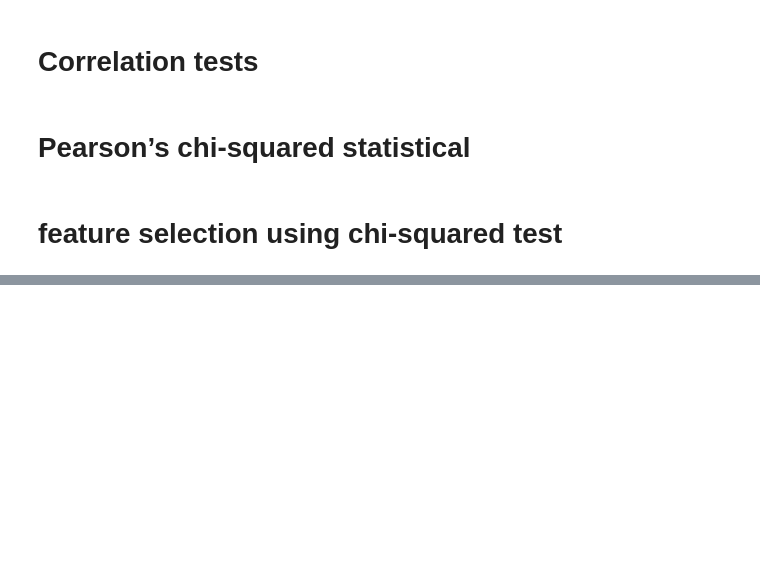
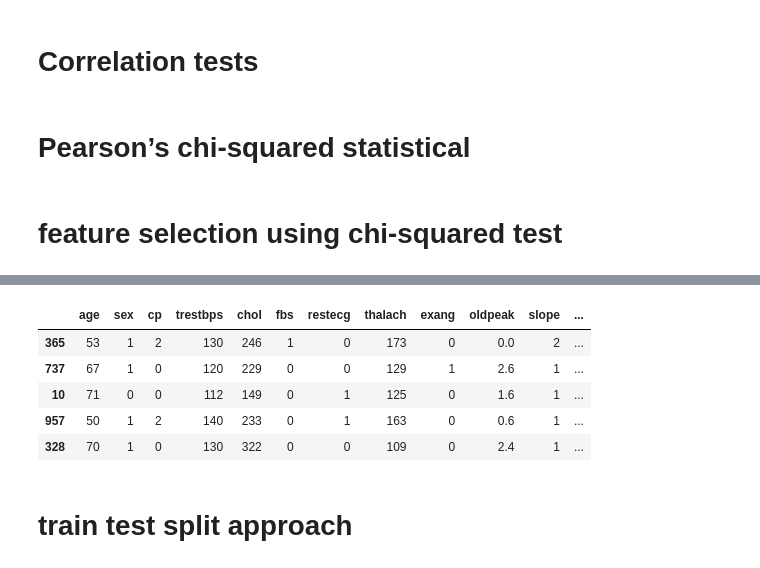
Before and after one commit to aakashpokkanayil/Data_Science_Prep, a Jupyter notebook: Components/Statistics/Hypothesis_test.ipynb, the cells around one changed output, grey strips where cells are left out. Saved outputs shown, nothing was run; the diff lists cells and outputs as text; code cells hidden in the pictures; blank space fills up the shorter version.

```diff
--- a/Components/Statistics/Hypothesis_test.ipynb
+++ b/Components/Statistics/Hypothesis_test.ipynb
@@ -971,0 +1208,13 @@ print("expected \n",expected)
+# %%
+# reproduce the random selected data
+sample4=df2.sample(n=5,random_state=50) # we have to set random state else next time this function will another random sample.
+sample4
+# %% [output]
+|  | age | sex | cp | trestbps | chol | fbs | restecg | thalach | exang | oldpeak | slope | ... |
+| 365 | 53 | 1 | 2 | 130 | 246 | 1 | 0 | 173 | 0 | 0.0 | 2 | ... |
+| 737 | 67 | 1 | 0 | 120 | 229 | 0 | 0 | 129 | 1 | 2.6 | 1 | ... |
+| 10 | 71 | 0 | 0 | 112 | 149 | 0 | 1 | 125 | 0 | 1.6 | 1 | ... |
+| 957 | 50 | 1 | 2 | 140 | 233 | 0 | 1 | 163 | 0 | 0.6 | 1 | ... |
+| 328 | 70 | 1 | 0 | 130 | 322 | 0 | 0 | 109 | 0 | 2.4 | 1 | ... |
+# %% [markdown]
+# train test split approach
```
Also changed, not shown: parts of 110 cells of this notebook, 4 other files.
